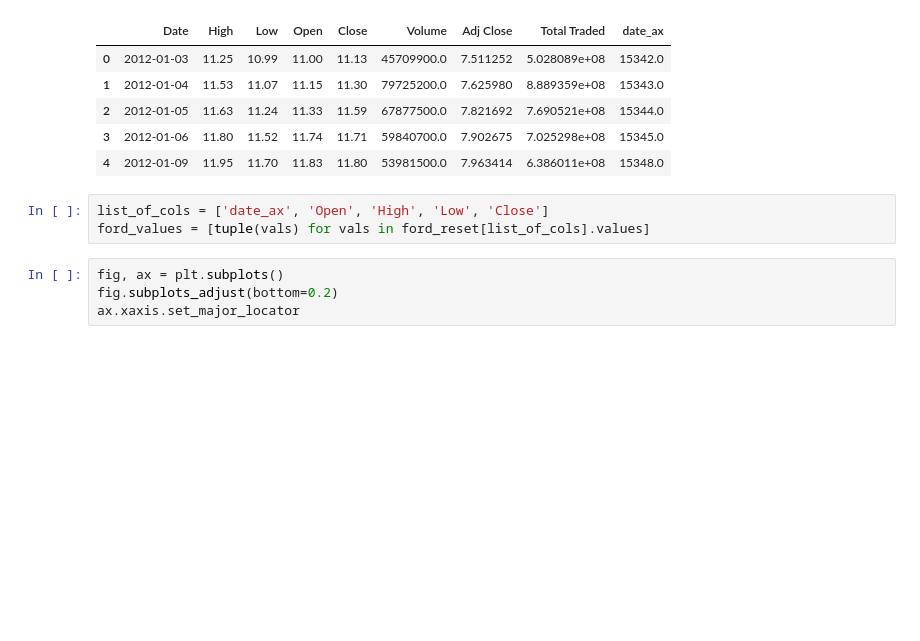
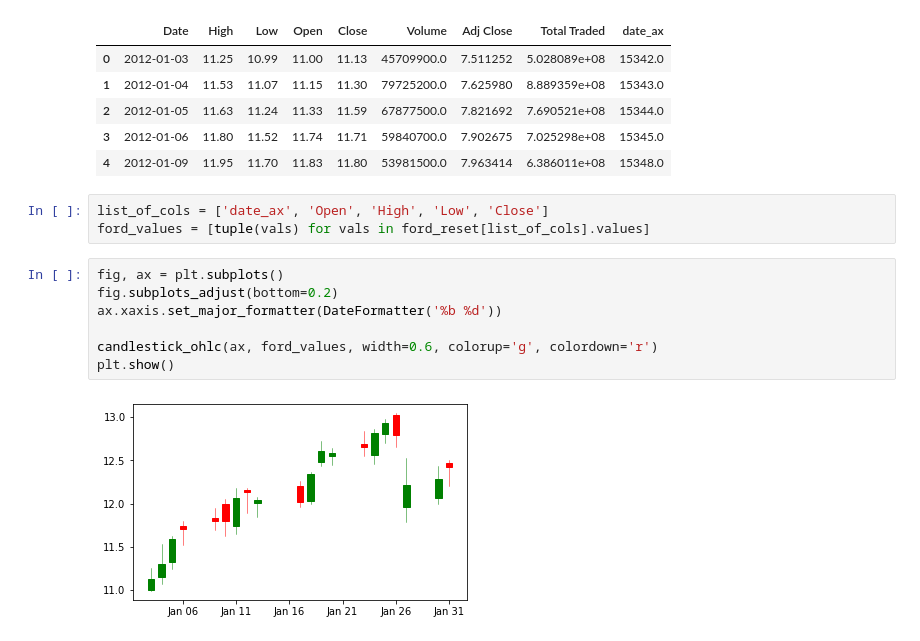
Before and after one commit to fintech07/Python-Financial-Analysis-Trading, a Jupyter notebook: stock-market-ananlysis/stock-market-project.ipynb, the cells around one changed output. Drawn from its saved outputs; the diff is of its cells as text; blank space fills up the shorter version.

Commit message:
candlestick chart

```diff
--- a/stock-market-ananlysis/stock-market-project.ipynb
+++ b/stock-market-ananlysis/stock-market-project.ipynb
@@ -155,4 +155,9 @@ ford_values = [tuple(vals) for vals in ford_reset[list_of_cols].values]
 # %%
 fig, ax = plt.subplots()
 fig.subplots_adjust(bottom=0.2)
-ax.xaxis.set_major_locator
+ax.xaxis.set_major_formatter(DateFormatter('%b %d'))
+
+candlestick_ohlc(ax, ford_values, width=0.6, colorup='g', colordown='r')
+plt.show()
+# %% [output]
+[figure, added]
```
